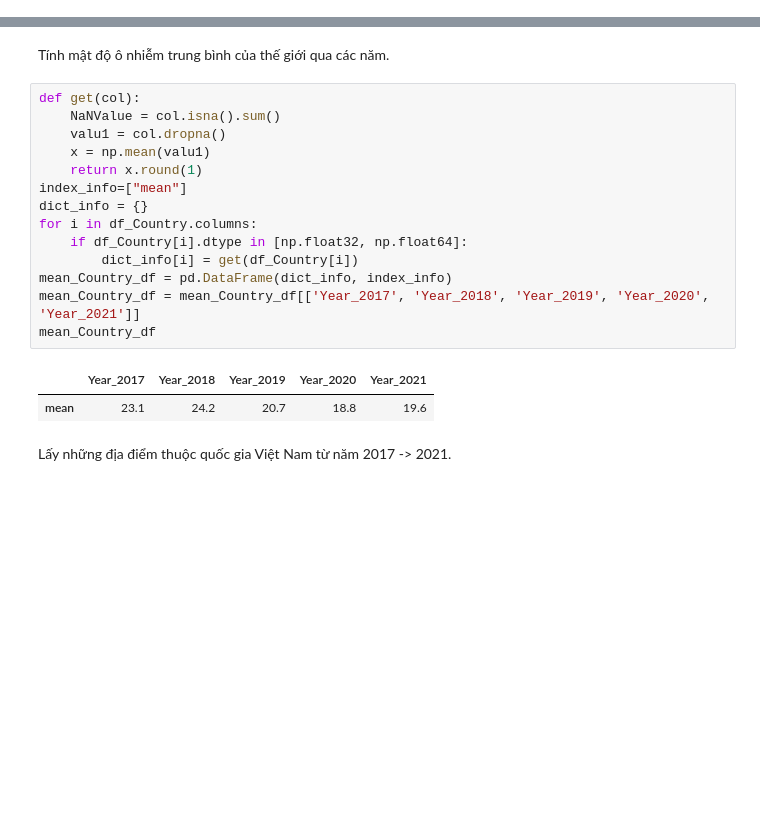
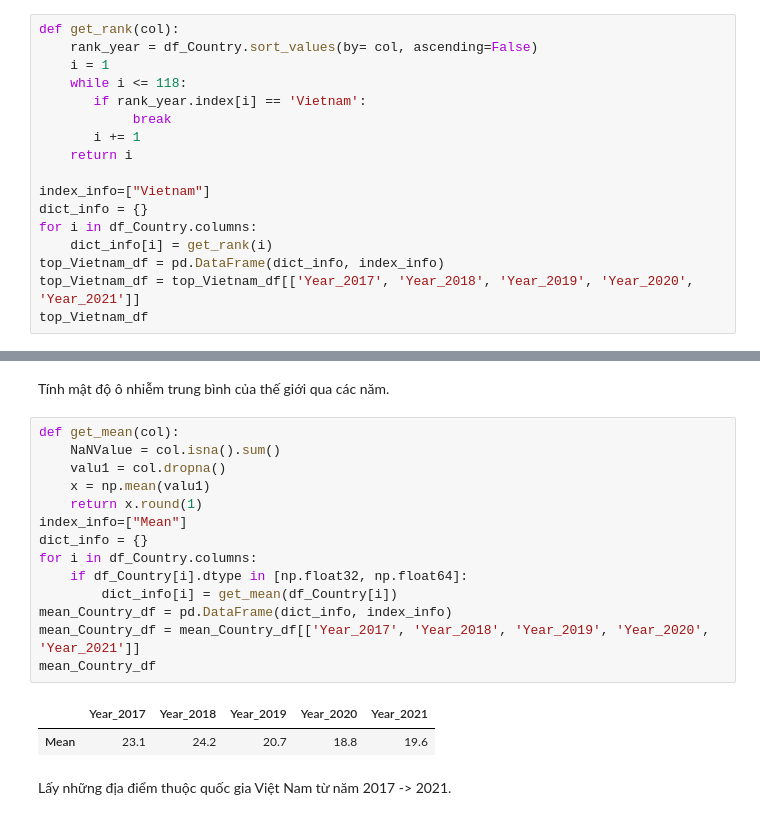
Before and after one commit to yakhimm/NMKHDL_20, a Jupyter notebook: cau2.ipynb, the cells around one changed output, grey strips where cells are left out. Cells and saved outputs as stored; diff of their text form; blank space fills up the shorter version.

```diff
--- a/cau2.ipynb
+++ b/cau2.ipynb
@@ -41,0 +44,17 @@ df_Country
+# %%
+def get_rank(col):
+    rank_year = df_Country.sort_values(by= col, ascending=False)
+    i = 1
+    while i <= 118:
+       if rank_year.index[i] == 'Vietnam':
+            break
+       i += 1
+    return i
+
+index_info=["Vietnam"]
+dict_info = {}
+for i in df_Country.columns:
+    dict_info[i] = get_rank(i)
+top_Vietnam_df = pd.DataFrame(dict_info, index_info)
+top_Vietnam_df = top_Vietnam_df[['Year_2017', 'Year_2018', 'Year_2019', 'Year_2020', 'Year_2021']]
+top_Vietnam_df
@@ -42,22 +83,22 @@ df_Country
 # %% [markdown]
 Tính mật độ ô nhiễm trung bình của thế giới qua các năm.
 # %%
-def get(col):
+def get_mean(col):
     NaNValue = col.isna().sum()
     valu1 = col.dropna()
     x = np.mean(valu1)
     return x.round(1)
-index_info=["mean"]
+index_info=["Mean"]
 dict_info = {}
 for i in df_Country.columns:
     if df_Country[i].dtype in [np.float32, np.float64]:
-        dict_info[i] = get(df_Country[i])
+        dict_info[i] = get_mean(df_Country[i])
 mean_Country_df = pd.DataFrame(dict_info, index_info)
 mean_Country_df = mean_Country_df[['Year_2017', 'Year_2018', 'Year_2019', 'Year_2020', 'Year_2021']]
 mean_Country_df
 # %% [output]
 |  | Year_2017 | Year_2018 | Year_2019 | Year_2020 | Year_2021 |
-| mean | 23.1 | 24.2 | 20.7 | 18.8 | 19.6 |
+| Mean | 23.1 | 24.2 | 20.7 | 18.8 | 19.6 |
 # %% [markdown]
 Lấy những địa điểm thuộc quốc gia Việt Nam từ năm 2017 -> 2021.
 # %%
```
Also changed, not shown: parts of 4 cells of this notebook.
